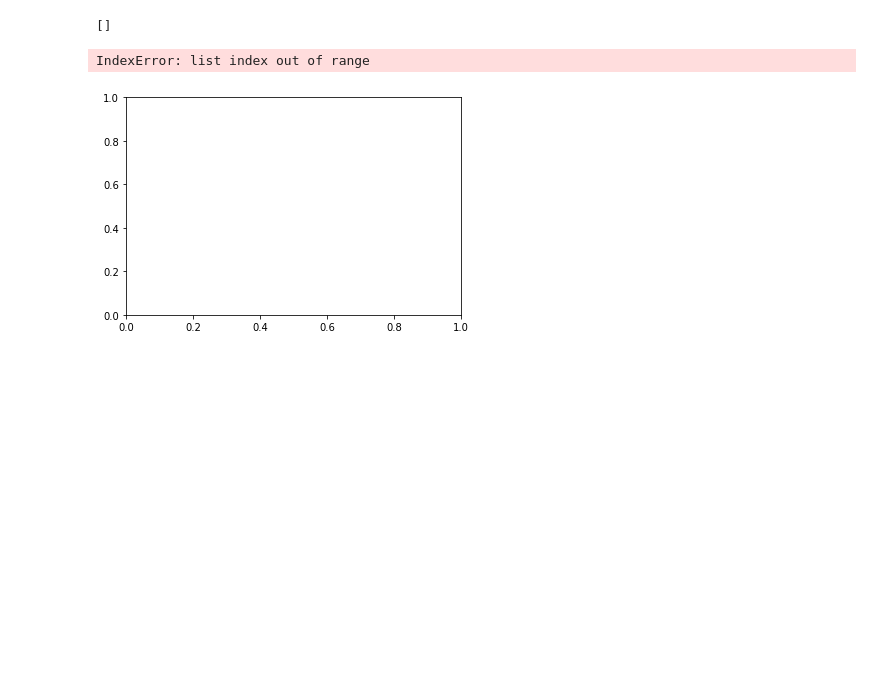
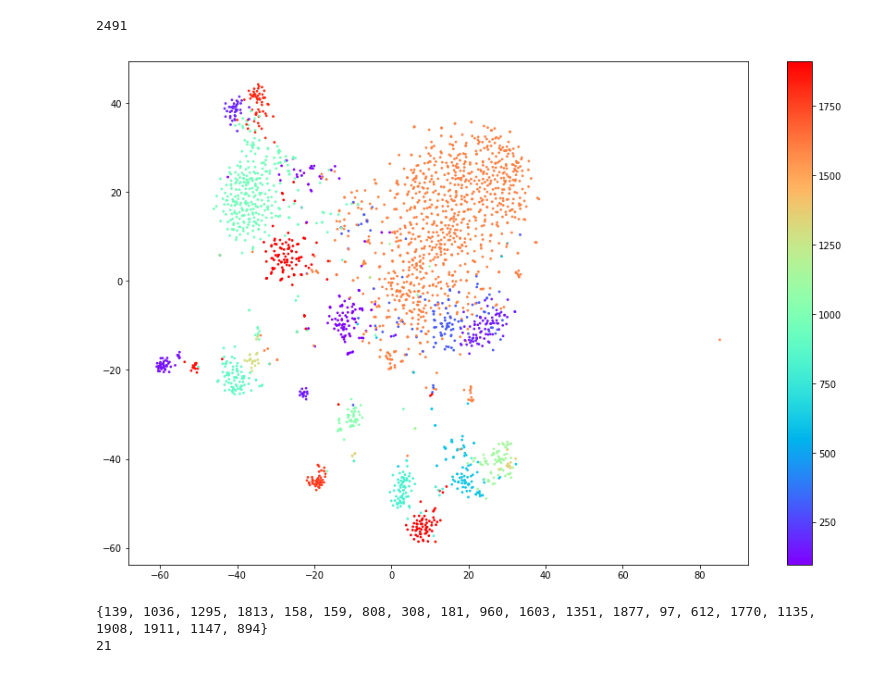
Before and after one commit to bbrener1/smooth_density_graph, a Jupyter notebook: smooth_density_check.ipynb, the cells around one changed output. Drawn from its saved outputs; the diff is of its cells as text; code cells hidden in the pictures; blank space fills up the shorter version.

```diff
--- a/smooth_density_check.ipynb
+++ b/smooth_density_check.ipynb
@@ -22,3 +24,3 @@ plt.show()
 # %%
-clusters = sdg.fit_predict(counts,"fitpredict",subsample=30,verbose=True)
+density = sdg.fit_predict(counts,"fitpredict",subsample=2000,distance='cosine',k=5,steps=10)
 # %% [output]
@@ -28,5 +43,24 @@ b'/bin/sh: /Users/boris/haxx/python/smooth_density_graph/src/target/release/smoo
 Broke loop
-# %%
-print(clusters)
-# %% [output]
-[]
+# %%
+print(len(density))
+# print(final_positions)
+# compound = np.zeros((300,4))
+# compound[:150] = counts
+# compound[150:] = np.array(final_positions).reshape((150,4))
+# highlight = np.zeros(300)
+# highlight[150:] = 1
+# t_coordinates = TSNE().fit_transform(compound)
+# %% [output]
+2491
+# %%
+plt.figure(figsize=(15,10))
+plt.scatter(t_coordinates[:,0],t_coordinates[:,1],s=3,alpha=1,c=density,cmap='rainbow')
+plt.colorbar()
+plt.show()
+
+print(set(density))
+print(len(set(density)))
+# %% [output]
+[figure, added]
+{139, 1036, 1295, 1813, 158, 159, 808, 308, 181, 960, 1603, 1351, 1877, 97, 612, 1770, 1135, 1908, 1911, 1147, 894}
+21
@@ -33,8 +70,4 @@ print(clusters)
 # %%
-plt.figure()
-plt.scatter(t_coordinates[:,0],t_coordinates[:,1],s=3,c=clusters,cmap='rainbow')
-plt.colorbar()
-plt.show()
+# plt.figure()
+# plt.scatter(t_coordinates[:,0],t_coordinates[:,1],s=3,c=clusters,cmap='rainbow')
+# plt.show()
-# %% [output]
-IndexError: list index out of range
-[figure, removed]
```
Also changed, not shown: parts of 6 cells of this notebook, 2 other files.
